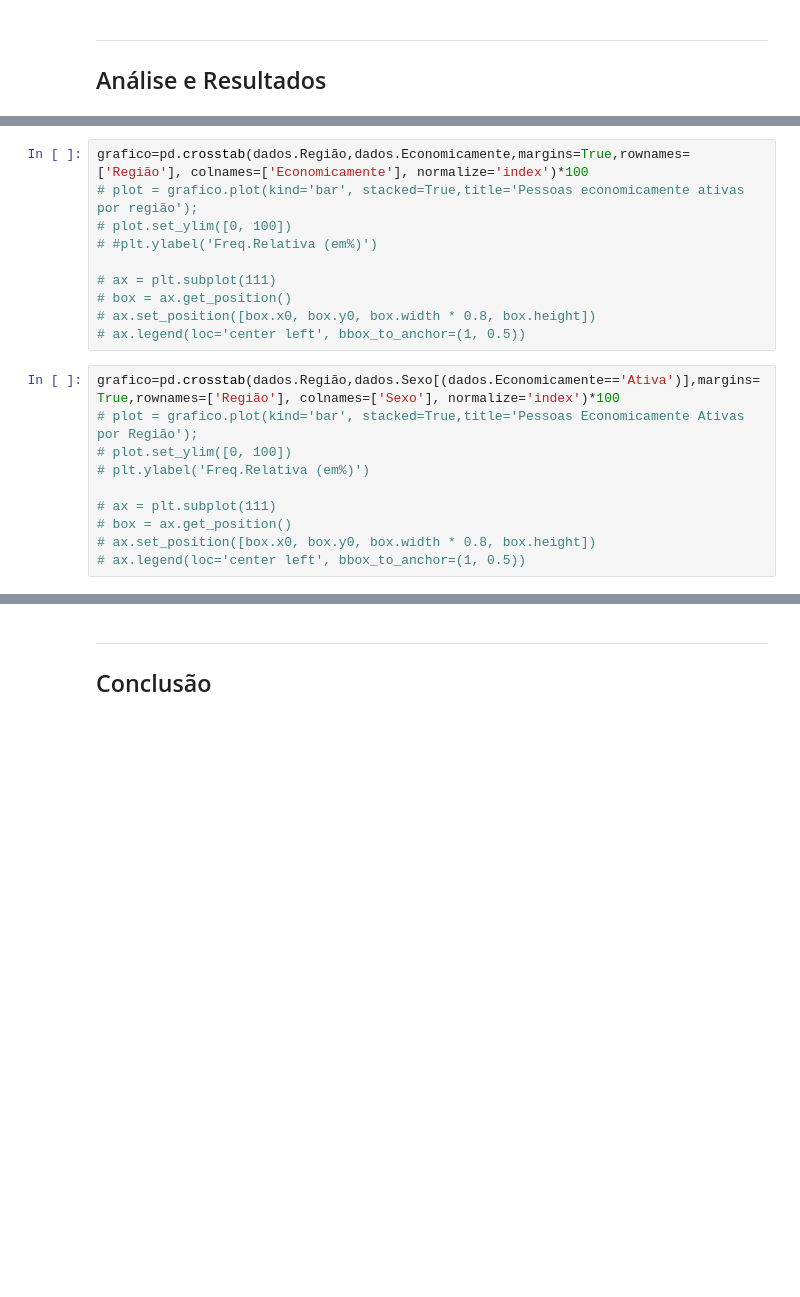
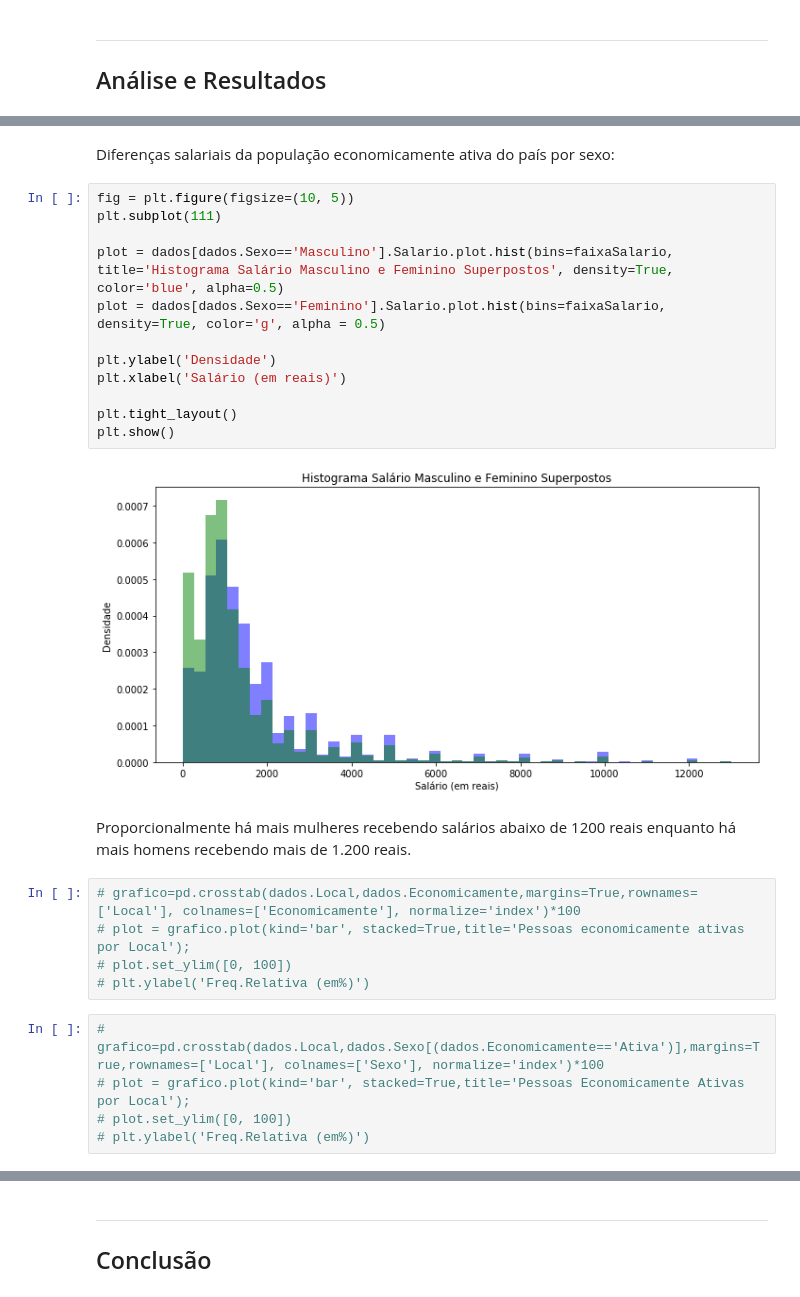
Before and after one commit to gabrielcla/CDadosDP-P1, a Jupyter notebook: Projeto 1.ipynb, the cells around one changed output, grey strips where cells are left out. Saved outputs shown, nothing was run; the diff lists cells and outputs as text; blank space fills up the shorter version.

Commit message:
Mais graficos, detalhes e if exists

```diff
--- a/Projeto 1.ipynb
+++ b/Projeto 1.ipynb
@@ -77,21 +163,29 @@ ___
+# %% [markdown]
+Diferenças salariais da população economicamente ativa do país por sexo:
+# %%
+fig = plt.figure(figsize=(10, 5))
+plt.subplot(111)
+
+plot = dados[dados.Sexo=='Masculino'].Salario.plot.hist(bins=faixaSalario, title='Histograma Salário Masculino e Feminino Superpostos', density=True, color='blue', alpha=0.5)
+plot = dados[dados.Sexo=='Feminino'].Salario.plot.hist(bins=faixaSalario, density=True, color='g', alpha = 0.5)
+
+plt.ylabel('Densidade')
+plt.xlabel('Salário (em reais)')
+
+plt.tight_layout()
+plt.show()
+# %% [output]
+[figure, added]
+# %% [markdown]
+Proporcionalmente há mais mulheres recebendo salários abaixo de 1200 reais enquanto há mais homens recebendo mais de 1.200 reais.
 # %%
-grafico=pd.crosstab(dados.Região,dados.Economicamente,margins=True,rownames=['Região'], colnames=['Economicamente'], normalize='index')*100
-# plot = grafico.plot(kind='bar', stacked=True,title='Pessoas economicamente ativas por região');
+# grafico=pd.crosstab(dados.Local,dados.Economicamente,margins=True,rownames=['Local'], colnames=['Economicamente'], normalize='index')*100
+# plot = grafico.plot(kind='bar', stacked=True,title='Pessoas economicamente ativas por Local');
 # plot.set_ylim([0, 100])
-# #plt.ylabel('Freq.Relativa (em%)')
-
-# ax = plt.subplot(111)
-# box = ax.get_position()
-# ax.set_position([box.x0, box.y0, box.width * 0.8, box.height])
-# ax.legend(loc='center left', bbox_to_anchor=(1, 0.5))
+# plt.ylabel('Freq.Relativa (em%)')
 # %%
-grafico=pd.crosstab(dados.Região,dados.Sexo[(dados.Economicamente=='Ativa')],margins=True,rownames=['Região'], colnames=['Sexo'], normalize='index')*100
-# plot = grafico.plot(kind='bar', stacked=True,title='Pessoas Economicamente Ativas por Região');
+# grafico=pd.crosstab(dados.Local,dados.Sexo[(dados.Economicamente=='Ativa')],margins=True,rownames=['Local'], colnames=['Sexo'], normalize='index')*100
+# plot = grafico.plot(kind='bar', stacked=True,title='Pessoas Economicamente Ativas por Local');
 # plot.set_ylim([0, 100])
 # plt.ylabel('Freq.Relativa (em%)')
-
-# ax = plt.subplot(111)
-# box = ax.get_position()
-# ax.set_position([box.x0, box.y0, box.width * 0.8, box.height])
-# ax.legend(loc='center left', bbox_to_anchor=(1, 0.5))
 # %%
```
Also changed, not shown: parts of 35 cells of this notebook, 2 other files.
